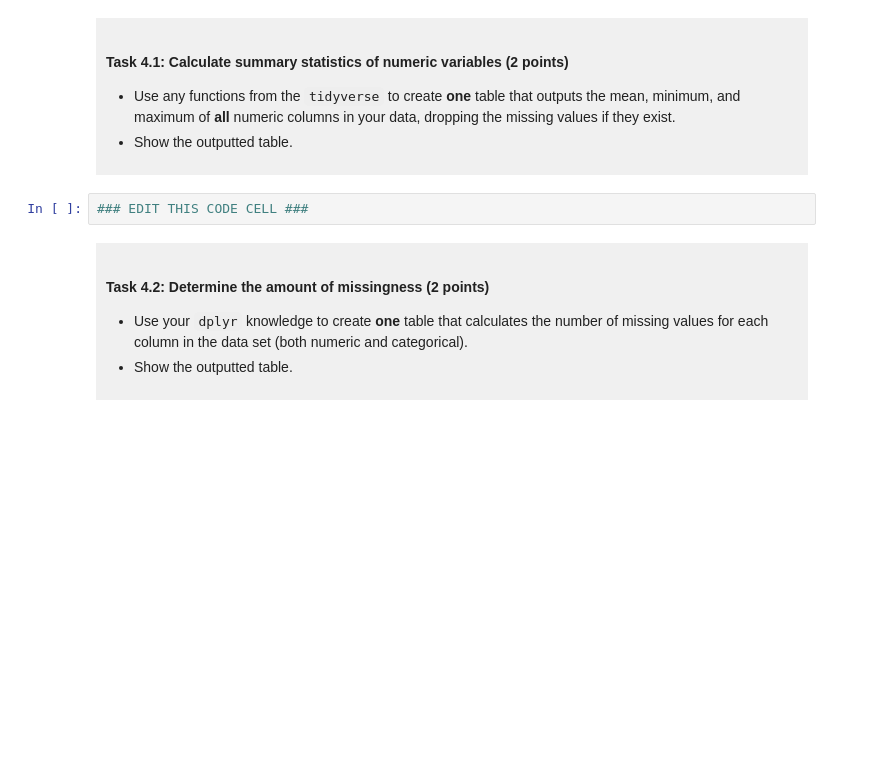
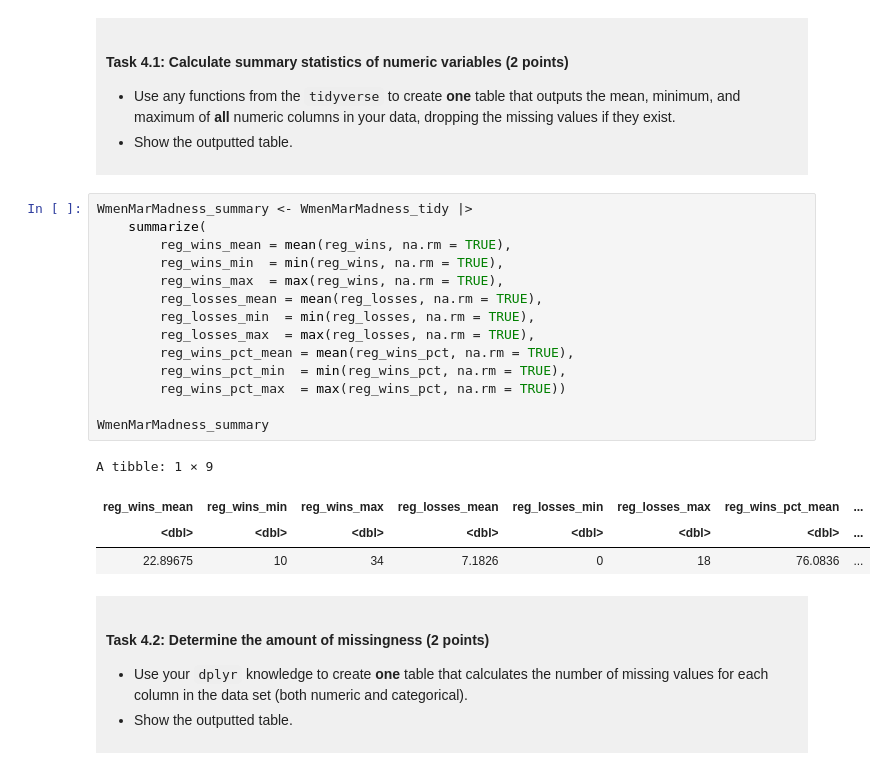
Before and after one commit to kchau822/dsci-100-project-Adrian-Chau, a Jupyter notebook: dsci-100-project-notebook.ipynb, the cells around one changed output. Drawn from its saved outputs; the diff is of its cells as text; blank space fills up the shorter version.

```diff
--- a/dsci-100-project-notebook.ipynb
+++ b/dsci-100-project-notebook.ipynb
@@ -258,7 +257,24 @@ You will refine your research question (if needed) and produce a tidy data set.
 
 </div>
 # %%
-### EDIT THIS CODE CELL ###
+WmenMarMadness_summary <- WmenMarMadness_tidy |>
+    summarize(
+        reg_wins_mean = mean(reg_wins, na.rm = TRUE),
+        reg_wins_min  = min(reg_wins, na.rm = TRUE),
+        reg_wins_max  = max(reg_wins, na.rm = TRUE),
+        reg_losses_mean = mean(reg_losses, na.rm = TRUE),
+        reg_losses_min  = min(reg_losses, na.rm = TRUE),
+        reg_losses_max  = max(reg_losses, na.rm = TRUE),
+        reg_wins_pct_mean = mean(reg_wins_pct, na.rm = TRUE),
+        reg_wins_pct_min  = min(reg_wins_pct, na.rm = TRUE),
+        reg_wins_pct_max  = max(reg_wins_pct, na.rm = TRUE))
+
+WmenMarMadness_summary
+# %% [output]
+A tibble: 1 × 9
+| reg_wins_mean | reg_wins_min | reg_wins_max | reg_losses_mean | reg_losses_min | reg_losses_max | reg_wins_pct_mean | ... |
+| <dbl> | <dbl> | <dbl> | <dbl> | <dbl> | <dbl> | <dbl> | ... |
+| 22.89675 | 10 | 34 | 7.1826 | 0 | 18 | 76.0836 | ... |
 # %% [markdown]
 <div style="background-color: #f0f0f0; padding: 10px;">
 
```
Also changed, not shown: parts of 5 cells of this notebook.
